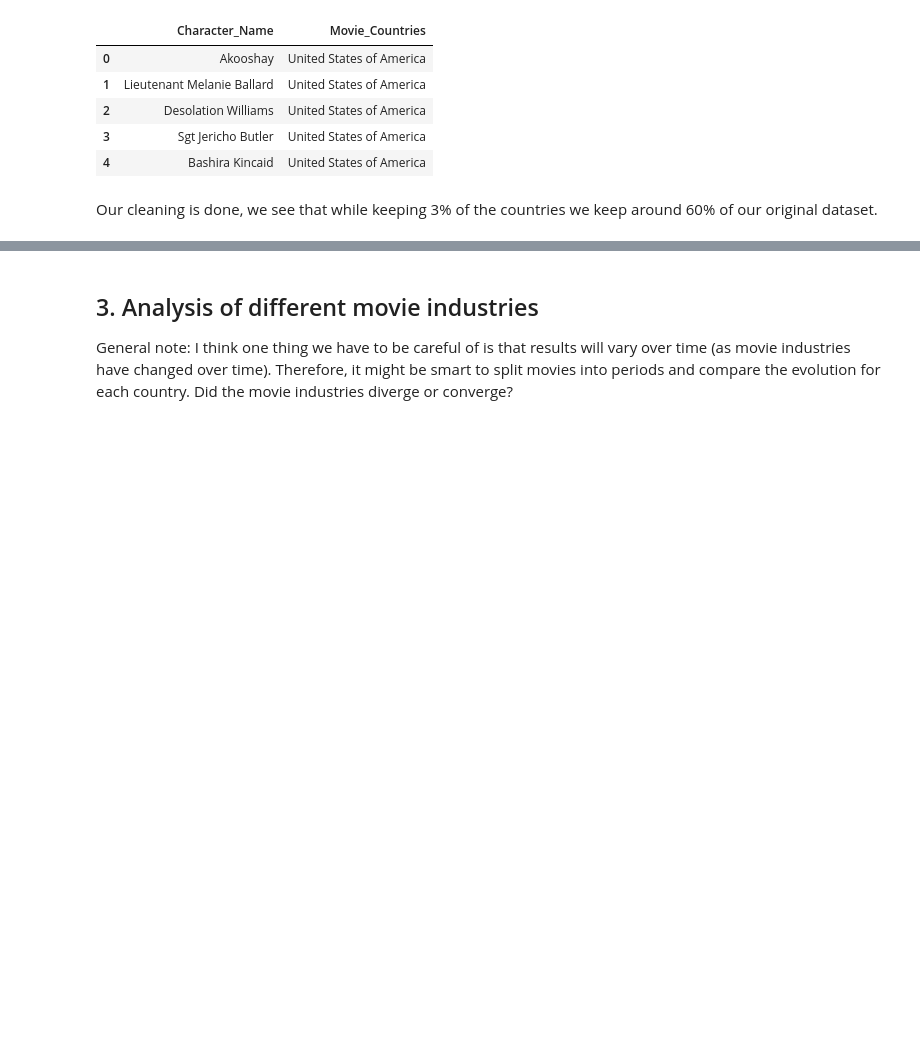
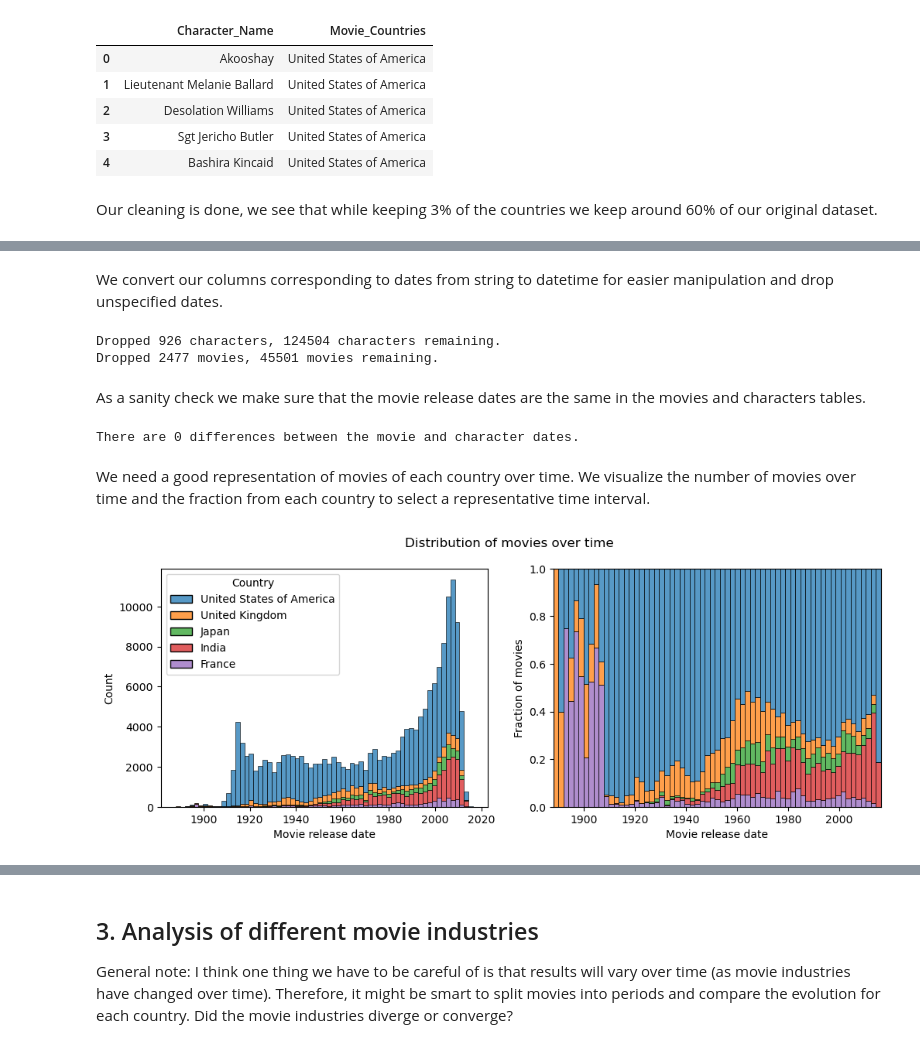
Before and after one commit to epfl-ada/ada-2022-project-robopros, a Jupyter notebook: notebooks/analysis-louis.ipynb, the cells around one changed output, grey strips where cells are left out. Saved outputs shown, nothing was run; the diff lists cells and outputs as text; code cells hidden in the pictures; blank space fills up the shorter version.

Commit message:
Add filtering dates of interest

```diff
--- a/notebooks/analysis-louis.ipynb
+++ b/notebooks/analysis-louis.ipynb
@@ -93,14 +96,14 @@ characters_filtered[['Character_Name', 'Movie_Countries']].head(5)
 # %% [markdown]
 Our cleaning is done, we see that while keeping 3% of the countries we keep around 60% of our original dataset.
 # %%
-movies = movies_filtered
-characters = characters_filtered
+movies = movies_filtered.reset_index().copy()
+characters = characters_filtered.reset_index().copy()
 
 ncountries = aggregate.ncountries(movies)
 nmovies = aggregate.nmovies(movies)
 ncharacters = aggregate.ncharacters(characters)
 nactors = aggregate.nactors(characters)
-print('Finished initial cleaning:')
+print('Finished filtering countries of interest:')
 print(f'- Number of countries:  {ncountries} ({ncountries / ncountries_raw:.1%})')
 print(f'- Number of movies:     {nmovies} ({nmovies / nmovies_raw:.1%})')
 print(f'- Number of characters: {ncharacters} ({ncharacters / ncharacters_raw:.1%})')
@@ -113,0 +119,28 @@ Finished initial cleaning:
+# %% [markdown]
+We convert our columns corresponding to dates from string to datetime for easier manipulation and drop unspecified dates.
+# %%
+characters_parsed = clean.parse_dates(characters)
+movies_parsed = clean.parse_dates(movies)
+
+ncharacters_parsed = aggregate.ncharacters(characters_parsed)
+nmovies_parsed = aggregate.nmovies(movies_parsed)
+
+print(f'Dropped {ncharacters - ncharacters_parsed} characters, {ncharacters_parsed} characters remaining.')
+print(f'Dropped {nmovies - nmovies_parsed} movies, {nmovies_parsed} movies remaining.')
+# %% [output]
+Dropped 926 characters, 124504 characters remaining.
+Dropped 2477 movies, 45501 movies remaining.
+# %% [markdown]
+As a sanity check we make sure that the movie release dates are the same in the movies and characters tables.
+# %%
+ndifferences = clean.date_differences(movies_parsed, characters_parsed)
+print(f'There are {ndifferences} differences between the movie and character dates.')
+# %% [output]
+There are 0 differences between the movie and character dates.
+# %% [markdown]
+We need a good representation of movies of each country over time.
+We visualize the number of movies over time and the fraction from each country to select a representative time interval.
+# %%
+plot.movie_distribution_over_time(movies_parsed)
+# %% [output]
+[figure, added]
```
Also changed, not shown: parts of 8 cells of this notebook, 4 other files.
